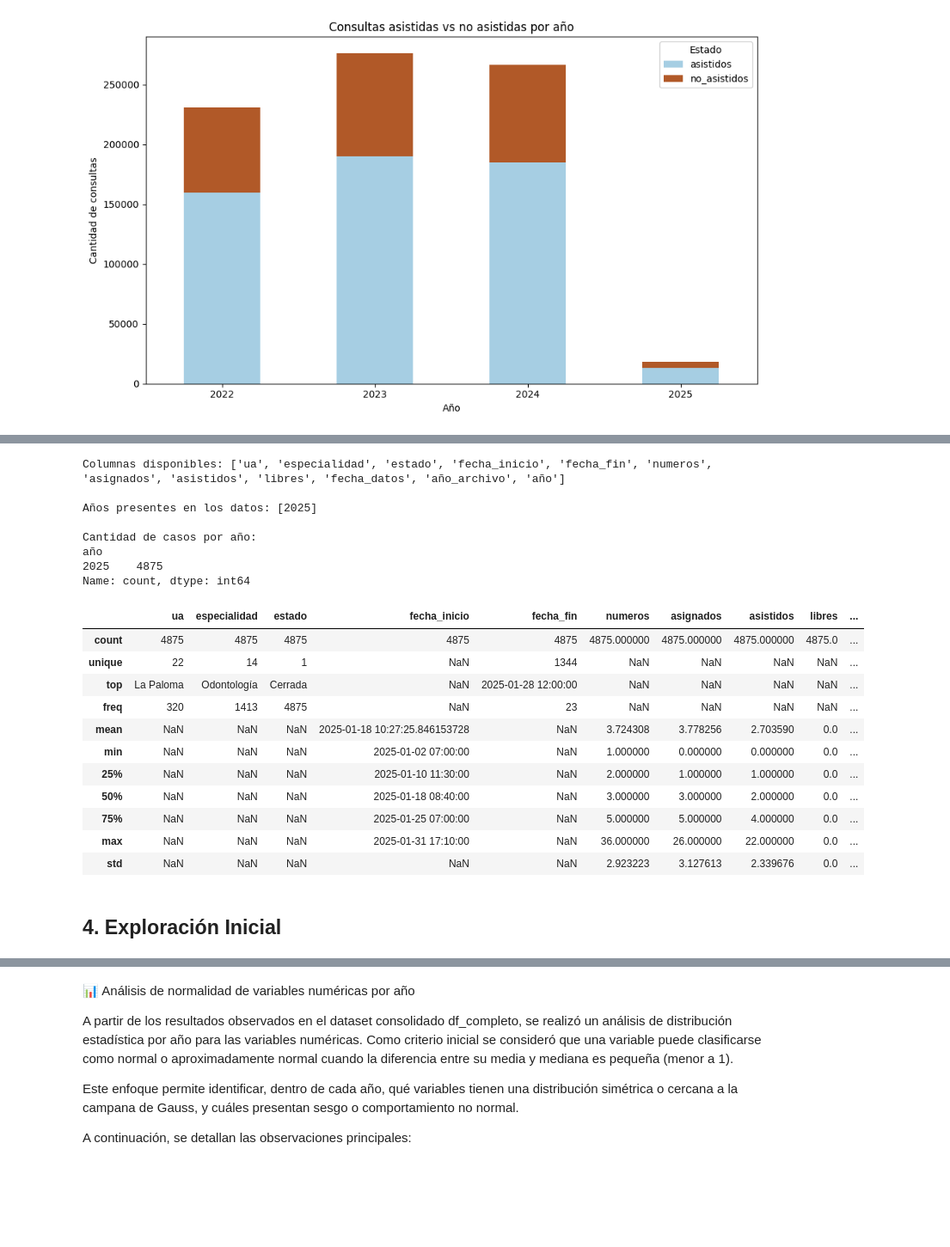
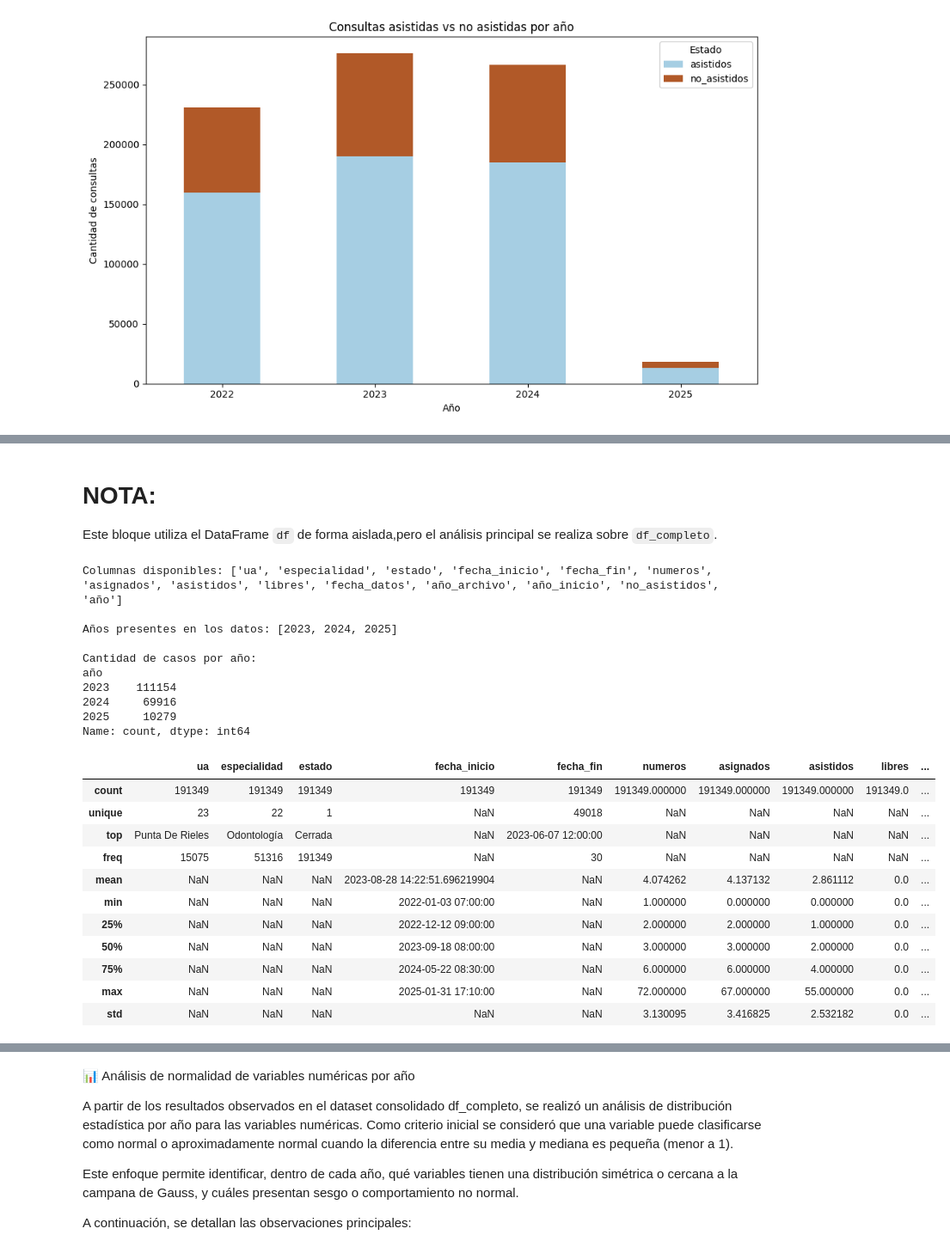
Before and after one commit to Diego-Silvera/An-lisisde-eficiencia-en-la-asignaci-n-y-asistencia-a-consultas-m-dicas-entre-2022-y-2025, a Jupyter notebook: Modelado_de_eficiencia_y_comportamiento_asistencial_en_la_atención_médica_ambulatoria_pública_un_análisis_exploratorio_descriptivo_multianual_(2022–2025.ipynb, the cells around one changed output, grey strips where cells are left out. Shown at 86% size. Drawn from its saved outputs; the diff is of its cells as text; code cells hidden in the pictures; blank space fills up the shorter version.

```diff
--- a/Modelado_de_eficiencia_y_comportamiento_asistencial_en_la_atención_médica_ambulatoria_pública_un_análisis_exploratorio_descriptivo_multianual_(2022–2025.ipynb
+++ b/Modelado_de_eficiencia_y_comportamiento_asistencial_en_la_atención_médica_ambulatoria_pública_un_análisis_exploratorio_descriptivo_multianual_(2022–2025.ipynb
@@ -258,47 +284,53 @@ año
 Name: count, dtype: int64
+# %% [markdown]
+# NOTA:
+Este bloque utiliza el DataFrame `df` de forma aislada,pero el análisis principal se realiza sobre `df_completo`.
 # %%
-# Verificamos si la columna fecha_inicio existe
-print("Columnas disponibles:", df.columns.tolist())
+# Verificamos si la columna fecha_datos existe
+if 'fecha_datos' in df_completo.columns:
+    print("Columnas disponibles:", df_completo.columns.tolist())
 
-# Convertir fecha_inicio a tipo datetime (si no lo está)
-df['fecha_datos'] = pd.to_datetime(df['fecha_datos'], errors='coerce')
+    # Convertir fecha_datos a tipo datetime (si no lo está)
+    df_completo['fecha_datos'] = pd.to_datetime(df_completo['fecha_datos'], errors='coerce')
 
-# Eliminar registros con fecha inválida (opcional)
-df = df.dropna(subset=['fecha_datos'])
+    # Eliminar registros con fecha inválida (opcional)
+    df_completo = df_completo.dropna(subset=['fecha_datos'])
 
-# Crear columna con el año
-df['año'] = df['fecha_datos'].dt.year
+    # Crear columna con el año
+    df_completo['año'] = df_completo['fecha_datos'].dt.year
 
-# Ver cantidad de casos por año
-casos_por_año = df['año'].value_counts().sort_index()
+    # Ver cantidad de casos por año
+    casos_por_año = df_completo['año'].value_counts().sort_index()
 
-print("\nAños presentes en los datos:", casos_por_año.index.tolist())
-print("\nCantidad de casos por año:")
-print(casos_por_año)
+    print("\nAños presentes en los datos:", casos_por_año.index.tolist())
+    print("\nCantidad de casos por año:")
+    print(casos_por_año)
+else:
+    print("⚠️ La columna 'fecha_datos' no está disponible en el dataset.")
 # %% [output]
-Columnas disponibles: ['ua', 'especialidad', 'estado', 'fecha_inicio', 'fecha_fin', 'numeros', 'asignados', 'asistidos', 'libres', 'fecha_datos', 'año_archivo', 'año']
+Columnas disponibles: ['ua', 'especialidad', 'estado', 'fecha_inicio', 'fecha_fin', 'numeros', 'asignados', 'asistidos', 'libres', 'fecha_datos', 'año_archivo', 'año_inicio', 'no_asistidos', 'año']
 
-Años presentes en los datos: [2025]
+Años presentes en los datos: [2023, 2024, 2025]
 
 Cantidad de casos por año:
 año
-2025    4875
+2023    111154
+2024     69916
+2025     10279
 Name: count, dtype: int64
 # %%
 # Estadísticas generales
-df.describe(include='all')
+df_completo.describe(include='all')
 # %% [output]
 |  | ua | especialidad | estado | fecha_inicio | fecha_fin | numeros | asignados | asistidos | libres | ... |
-| count | 4875 | 4875 | 4875 | 4875 | 4875 | 4875.000000 | 4875.000000 | 4875.000000 | 4875.0 | ... |
-| unique | 22 | 14 | 1 | NaN | 1344 | NaN | NaN | NaN | NaN | ... |
-| top | La Paloma | Odontología | Cerrada | NaN | 2025-01-28 12:00:00 | NaN | NaN | NaN | NaN | ... |
-| freq | 320 | 1413 | 4875 | NaN | 23 | NaN | NaN | NaN | NaN | ... |
-| mean | NaN | NaN | NaN | 2025-01-18 10:27:25.846153728 | NaN | 3.724308 | 3.778256 | 2.703590 | 0.0 | ... |
-| min | NaN | NaN | NaN | 2025-01-02 07:00:00 | NaN | 1.000000 | 0.000000 | 0.000000 | 0.0 | ... |
-| 25% | NaN | NaN | NaN | 2025-01-10 11:30:00 | NaN | 2.000000 | 1.000000 | 1.000000 | 0.0 | ... |
-| 50% | NaN | NaN | NaN | 2025-01-18 08:40:00 | NaN | 3.000000 | 3.000000 | 2.000000 | 0.0 | ... |
-| 75% | NaN | NaN | NaN | 2025-01-25 07:00:00 | NaN | 5.000000 | 5.000000 | 4.000000 | 0.0 | ... |
-| max | NaN | NaN | NaN | 2025-01-31 17:10:00 | NaN | 36.000000 | 26.000000 | 22.000000 | 0.0 | ... |
-| std | NaN | NaN | NaN | NaN | NaN | 2.923223 | 3.127613 | 2.339676 | 0.0 | ... |
+| count | 191349 | 191349 | 191349 | 191349 | 191349 | 191349.000000 | 191349.000000 | 191349.000000 | 191349.0 | ... |
+| unique | 23 | 22 | 1 | NaN | 49018 | NaN | NaN | NaN | NaN | ... |
+| top | Punta De Rieles | Odontología | Cerrada | NaN | 2023-06-07 12:00:00 | NaN | NaN | NaN | NaN | ... |
+| freq | 15075 | 51316 | 191349 | NaN | 30 | NaN | NaN | NaN | NaN | ... |
+| mean | NaN | NaN | NaN | 2023-08-28 14:22:51.696219904 | NaN | 4.074262 | 4.137132 | 2.861112 | 0.0 | ... |
+| min | NaN | NaN | NaN | 2022-01-03 07:00:00 | NaN | 1.000000 | 0.000000 | 0.000000 | 0.0 | ... |
+| 25% | NaN | NaN | NaN | 2022-12-12 09:00:00 | NaN | 2.000000 | 2.000000 | 1.000000 | 0.0 | ... |
+| 50% | NaN | NaN | NaN | 2023-09-18 08:00:00 | NaN | 3.000000 | 3.000000 | 2.000000 | 0.0 | ... |
+| 75% | NaN | NaN | NaN | 2024-05-22 08:30:00 | NaN | 6.000000 | 6.000000 | 4.000000 | 0.0 | ... |
+| max | NaN | NaN | NaN | 2025-01-31 17:10:00 | NaN | 72.000000 | 67.000000 | 55.000000 | 0.0 | ... |
+| std | NaN | NaN | NaN | NaN | NaN | 3.130095 | 3.416825 | 2.532182 | 0.0 | ... |
-# %% [markdown]
-## 4. Exploración Inicial
```
Also changed, not shown: parts of 72 cells of this notebook.
